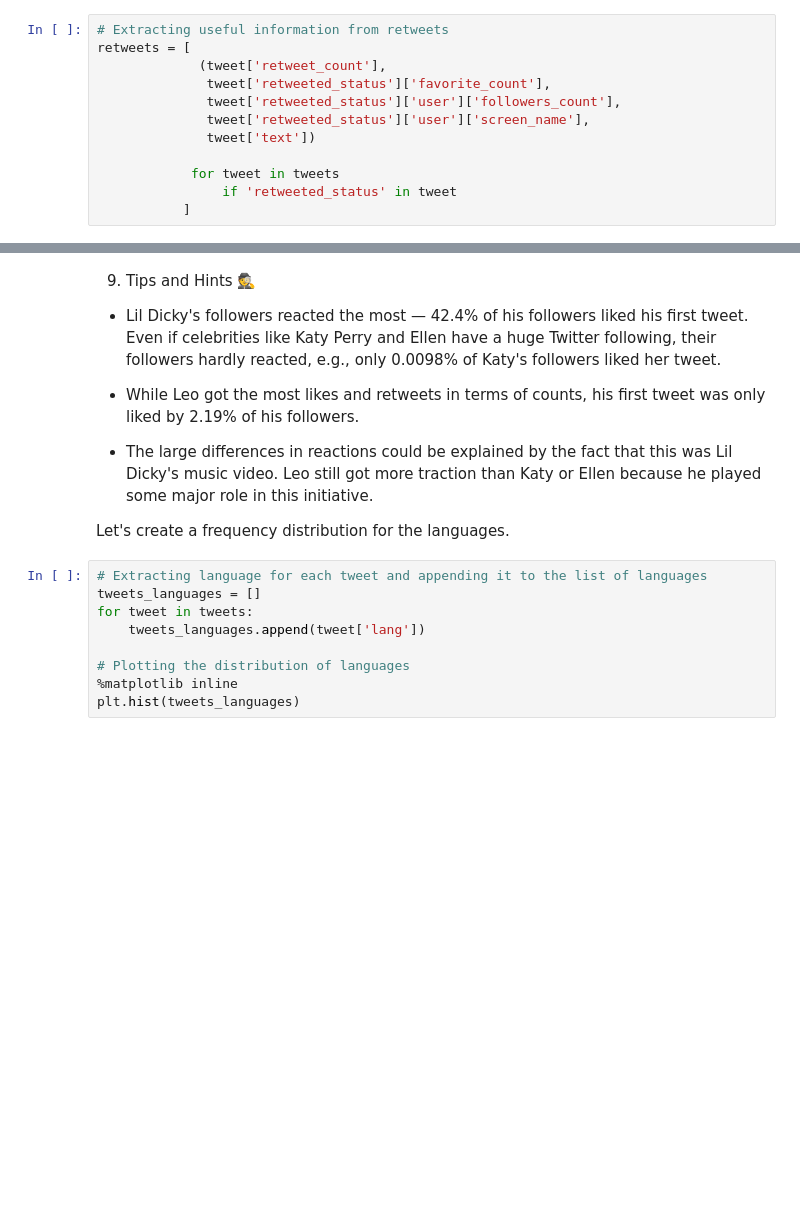
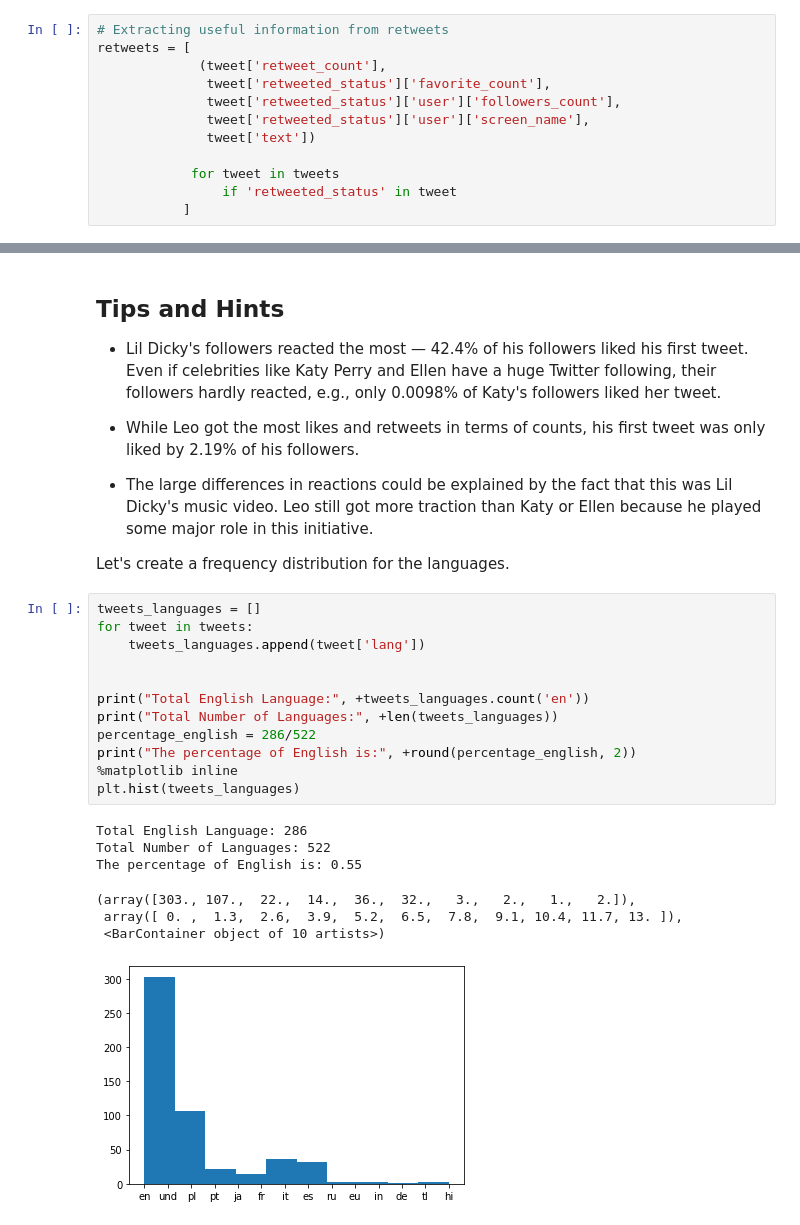
Before and after one commit to erkanmalcokcom/portfolio, a Jupyter notebook: Real-time Insights from Social Media Data/notebook.ipynb, the cells around one changed output, grey strips where cells are left out. Saved outputs shown, nothing was run; the diff lists cells and outputs as text; blank space fills up the shorter version.

```diff
--- a/Real-time Insights from Social Media Data/notebook.ipynb
+++ b/Real-time Insights from Social Media Data/notebook.ipynb
@@ -184,5 +213,5 @@ df.style.background_gradient()
 # %% [markdown]
-9. Tips and Hints 🕵️‍
+## Tips and Hints
 * Lil Dicky's followers reacted the most — 42.4% of his followers liked his first tweet. Even if celebrities like Katy Perry and Ellen have a huge Twitter following, their followers hardly reacted, e.g., only 0.0098% of Katy's followers liked her tweet.
 
 * While Leo got the most likes and retweets in terms of counts, his first tweet was only liked by 2.19% of his followers.
@@ -190,13 +219,24 @@ df.style.background_gradient()
 * The large differences in reactions could be explained by the fact that this was Lil Dicky's music video. Leo still got more traction than Katy or Ellen because he played some major role in this initiative.
 
 Let's create a frequency distribution for the languages.
-# %%
-# Extracting language for each tweet and appending it to the list of languages
-tweets_languages = []
-for tweet in tweets:
-    tweets_languages.append(tweet['lang'])
-
-# Plotting the distribution of languages
-%matplotlib inline
-plt.hist(tweets_languages)
+# %%
+tweets_languages = []
+for tweet in tweets:
+    tweets_languages.append(tweet['lang'])
+
+
+print("Total English Language:", +tweets_languages.count('en'))
+print("Total Number of Languages:", +len(tweets_languages))
+percentage_english = 286/522
+print("The percentage of English is:", +round(percentage_english, 2))
+%matplotlib inline
+plt.hist(tweets_languages)
+# %% [output]
+Total English Language: 286
+Total Number of Languages: 522
+The percentage of English is: 0.55
+(array([303., 107.,  22.,  14.,  36.,  32.,   3.,   2.,   1.,   2.]),
+ array([ 0. ,  1.3,  2.6,  3.9,  5.2,  6.5,  7.8,  9.1, 10.4, 11.7, 13. ]),
+ <BarContainer object of 10 artists>)
+[figure, added]
 # %% [markdown]
```
Also changed, not shown: parts of 5 cells of this notebook.
